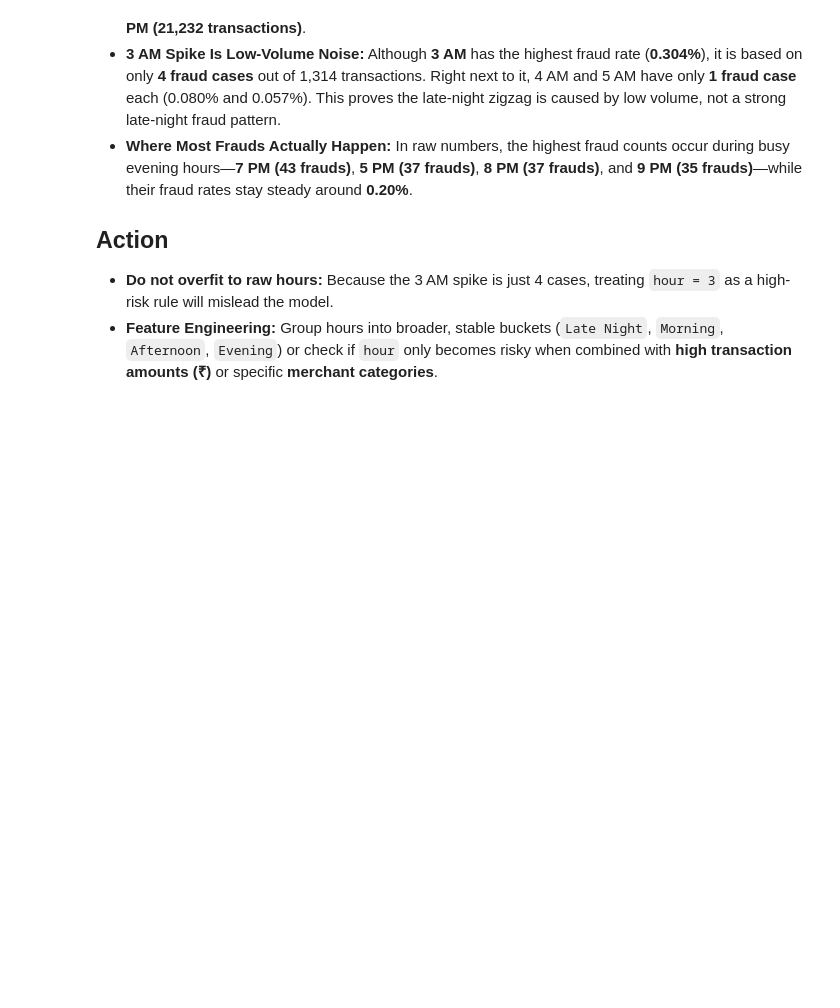
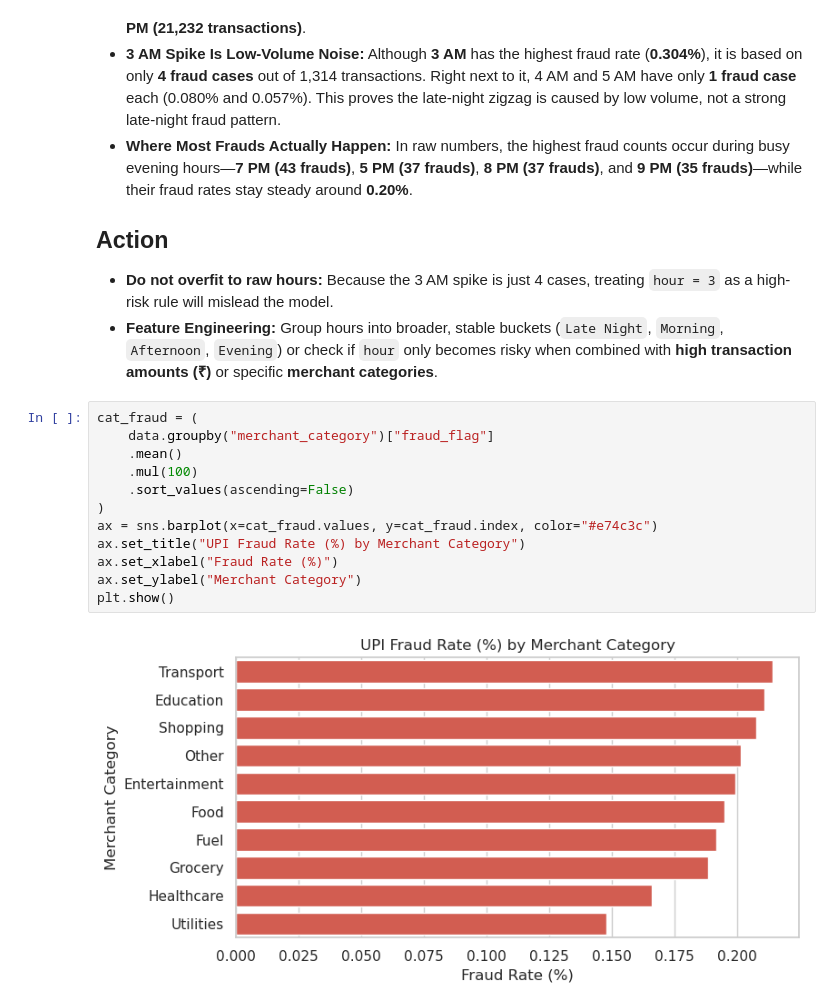
Before and after one commit to saurabhack/Upi_fraud_detection_machine_learning_project, a Jupyter notebook: EDA.ipynb, the cells around one changed output. Drawn from its saved outputs; the diff is of its cells as text; blank space fills up the shorter version.

```diff
--- a/EDA.ipynb
+++ b/EDA.ipynb
@@ -354,3 +355,17 @@ plt.show()
 ## Action
 * **Do not overfit to raw hours:** Because the 3 AM spike is just 4 cases, treating `hour = 3` as a high-risk rule will mislead the model.
 * **Feature Engineering:** Group hours into broader, stable buckets (`Late Night`, `Morning`, `Afternoon`, `Evening`) or check if `hour` only becomes risky when combined with **high transaction amounts (₹)** or specific **merchant categories**.
+# %%
+cat_fraud = (
+    data.groupby("merchant_category")["fraud_flag"]
+    .mean()
+    .mul(100)
+    .sort_values(ascending=False)
+)
+ax = sns.barplot(x=cat_fraud.values, y=cat_fraud.index, color="#e74c3c")
+ax.set_title("UPI Fraud Rate (%) by Merchant Category")
+ax.set_xlabel("Fraud Rate (%)")
+ax.set_ylabel("Merchant Category")
+plt.show()
+# %% [output]
+[figure, added]
```
Also changed, not shown: parts of 22 cells of this notebook, 29 other files.
